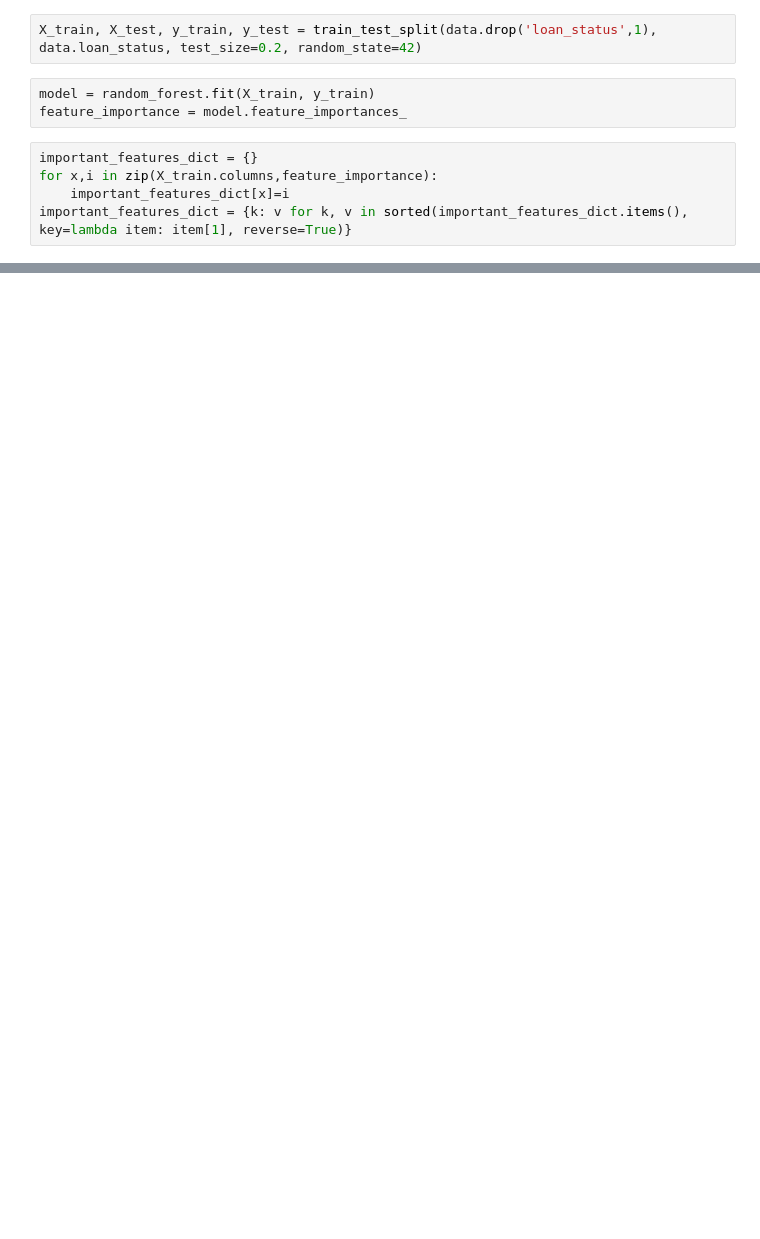
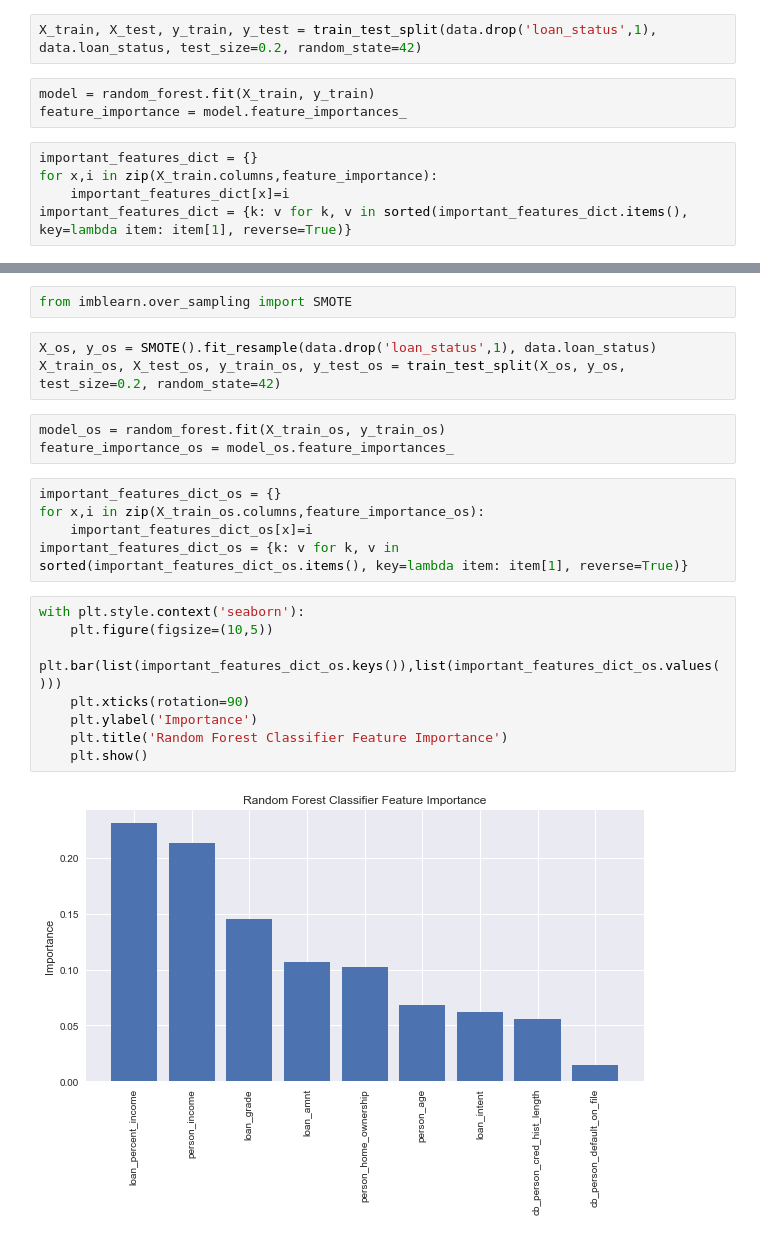
Before and after one commit to AColocho/Bank_Credit_Risk, a Jupyter notebook: analysis.ipynb, the cells around one changed output, grey strips where cells are left out. Saved outputs shown, nothing was run; the diff lists cells and outputs as text; blank space fills up the shorter version.

```diff
--- a/analysis.ipynb
+++ b/analysis.ipynb
@@ -223,0 +240,23 @@ weighted avg       0.92      0.92      0.92      6517
+# %%
+from imblearn.over_sampling import SMOTE
+# %%
+X_os, y_os = SMOTE().fit_resample(data.drop('loan_status',1), data.loan_status)
+X_train_os, X_test_os, y_train_os, y_test_os = train_test_split(X_os, y_os, test_size=0.2, random_state=42)
+# %%
+model_os = random_forest.fit(X_train_os, y_train_os)
+feature_importance_os = model_os.feature_importances_
+# %%
+important_features_dict_os = {}
+for x,i in zip(X_train_os.columns,feature_importance_os):
+    important_features_dict_os[x]=i
+important_features_dict_os = {k: v for k, v in sorted(important_features_dict_os.items(), key=lambda item: item[1], reverse=True)}
+# %%
+with plt.style.context('seaborn'):
+    plt.figure(figsize=(10,5))
+    plt.bar(list(important_features_dict_os.keys()),list(important_features_dict_os.values()))
+    plt.xticks(rotation=90)
+    plt.ylabel('Importance')
+    plt.title('Random Forest Classifier Feature Importance')
+    plt.show()
+# %% [output]
+[figure, added]
```
Also changed, not shown: parts of 11 cells of this notebook.
